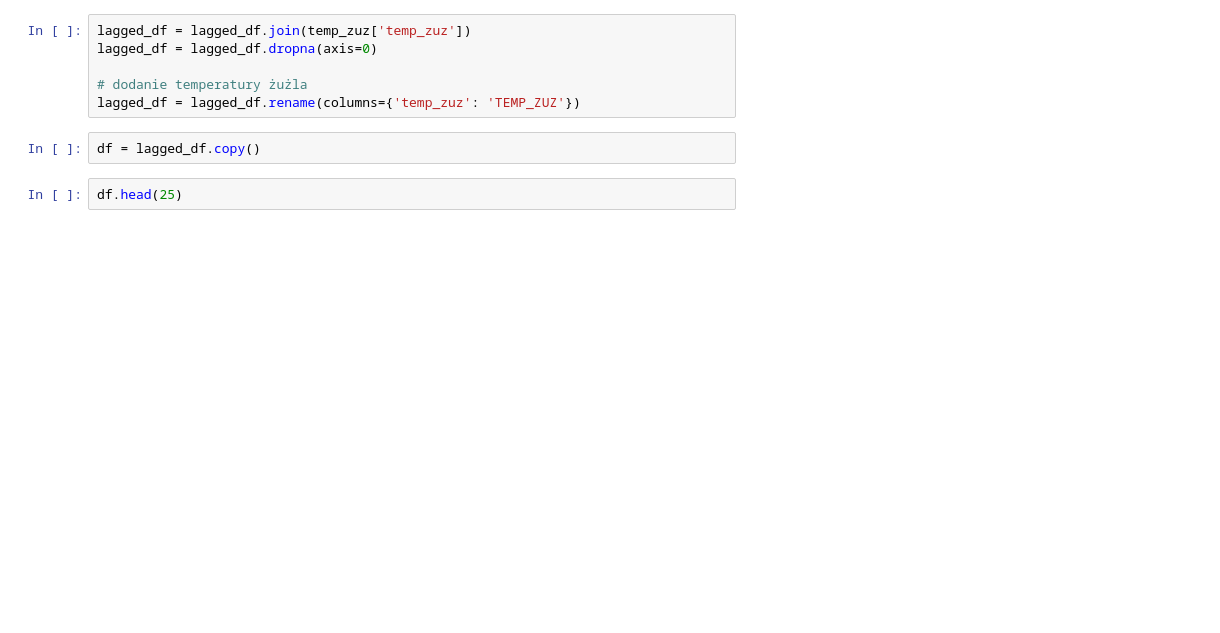
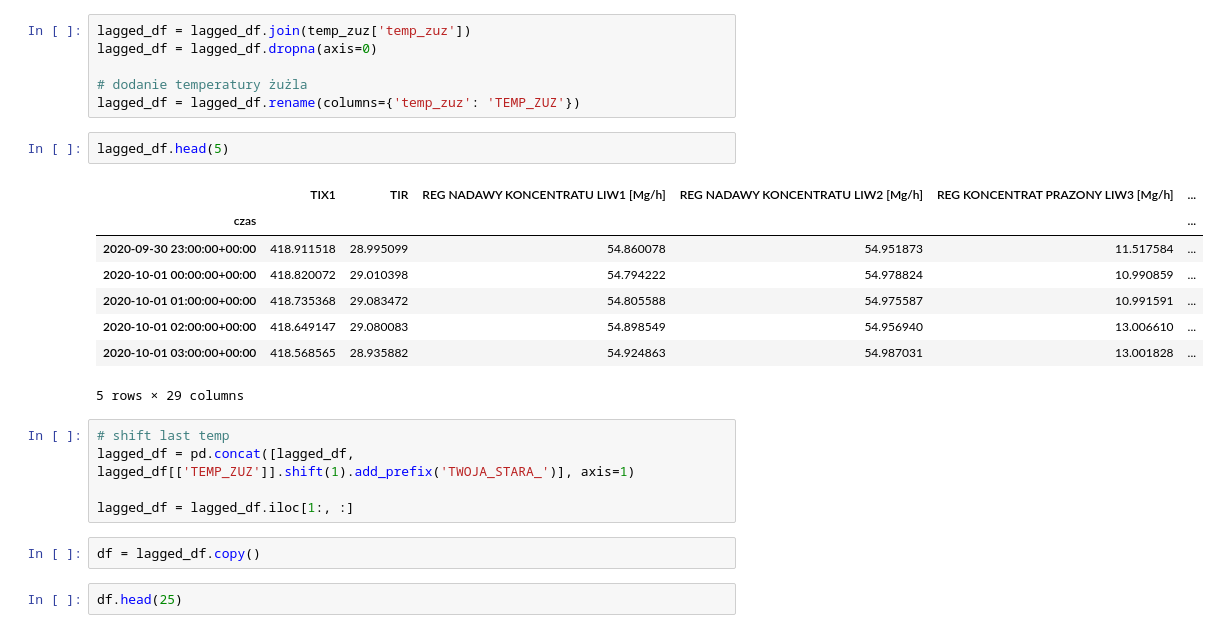
Before and after one commit to falowane-garnki/cuvalley, a Jupyter notebook: linear_regression/LaggedRegression.ipynb, the cells around one changed output. Drawn from its saved outputs; the diff is of its cells as text; blank space fills up the shorter version.

```diff
--- a/linear_regression/LaggedRegression.ipynb
+++ b/linear_regression/LaggedRegression.ipynb
@@ -161,6 +155,22 @@ lagged_df = lagged_df.dropna(axis=0)
 
 # dodanie temperatury żużla
 lagged_df = lagged_df.rename(columns={'temp_zuz': 'TEMP_ZUZ'})
+# %%
+lagged_df.head(5)
+# %% [output]
+|  | TIX1 | TIR | REG NADAWY KONCENTRATU LIW1 [Mg/h] | REG NADAWY KONCENTRATU LIW2 [Mg/h] | REG KONCENTRAT PRAZONY LIW3 [Mg/h] | ... |
+| czas |  |  |  |  |  | ... |
+| 2020-09-30 23:00:00+00:00 | 418.911518 | 28.995099 | 54.860078 | 54.951873 | 11.517584 | ... |
+| 2020-10-01 00:00:00+00:00 | 418.820072 | 29.010398 | 54.794222 | 54.978824 | 10.990859 | ... |
+| 2020-10-01 01:00:00+00:00 | 418.735368 | 29.083472 | 54.805588 | 54.975587 | 10.991591 | ... |
+| 2020-10-01 02:00:00+00:00 | 418.649147 | 29.080083 | 54.898549 | 54.956940 | 13.006610 | ... |
+| 2020-10-01 03:00:00+00:00 | 418.568565 | 28.935882 | 54.924863 | 54.987031 | 13.001828 | ... |
+5 rows × 29 columns
+# %%
+# shift last temp
+lagged_df = pd.concat([lagged_df, lagged_df[['TEMP_ZUZ']].shift(1).add_prefix('TWOJA_STARA_')], axis=1)
+
+lagged_df = lagged_df.iloc[1:, :]
 # %%
 df = lagged_df.copy()
 # %%
```
Also changed, not shown: parts of 22 cells of this notebook.
